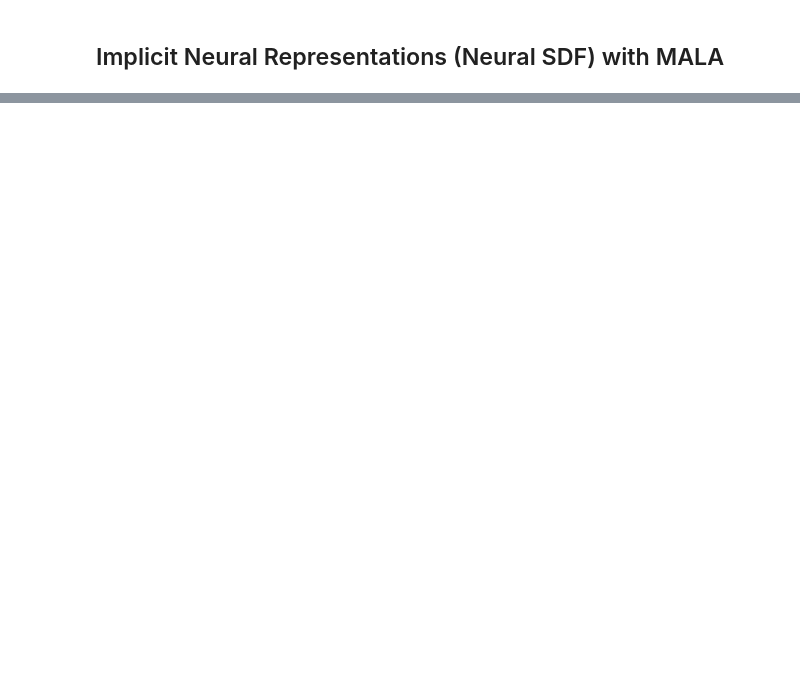
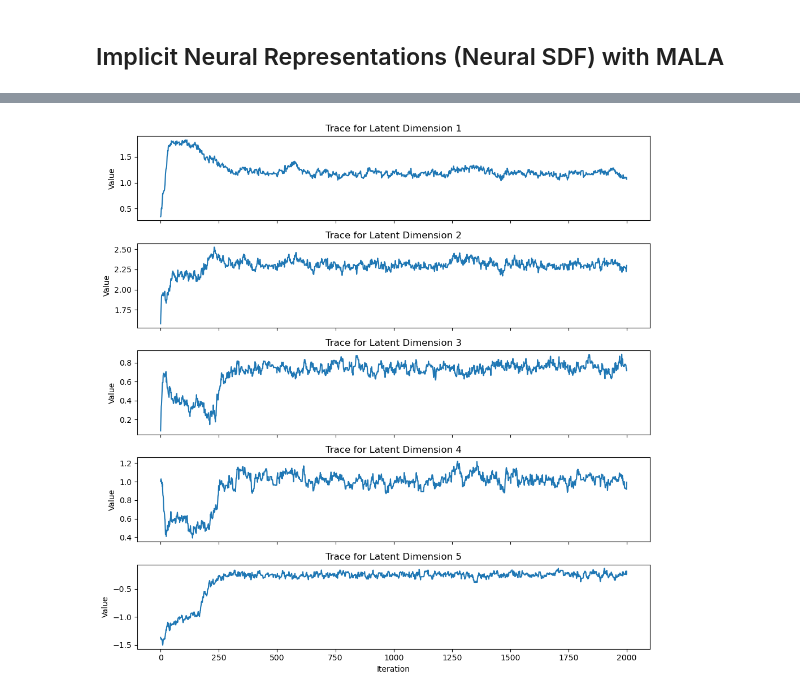
Before and after one commit to Nizben/mcmc, a Jupyter notebook: vis_notebook.ipynb, the cells around one changed output, grey strips where cells are left out. Cells and saved outputs as stored; diff of their text form; code cells hidden in the pictures; blank space fills up the shorter version.

```diff
--- a/vis_notebook.ipynb
+++ b/vis_notebook.ipynb
@@ -312,0 +405,13 @@ MALA Acceptance Rate: 0.745
+# %%
+# Improved Visualization: Plot traces for each latent dimension
+latent_samples = np.array(latent_samples)
+fig, axs = plt.subplots(model.latent.shape[0], 1, figsize=(10, 2*model.latent.shape[0]), sharex=True)
+for i in range(model.latent.shape[0]):
+    axs[i].plot(latent_samples[:, i])
+    axs[i].set_title(f"Trace for Latent Dimension {i+1}")
+    axs[i].set_ylabel("Value")
+axs[-1].set_xlabel("Iteration")
+plt.tight_layout()
+plt.show()
+# %% [output]
+[figure, added]
```
Also changed, not shown: parts of 9 cells of this notebook, 1 other file.
